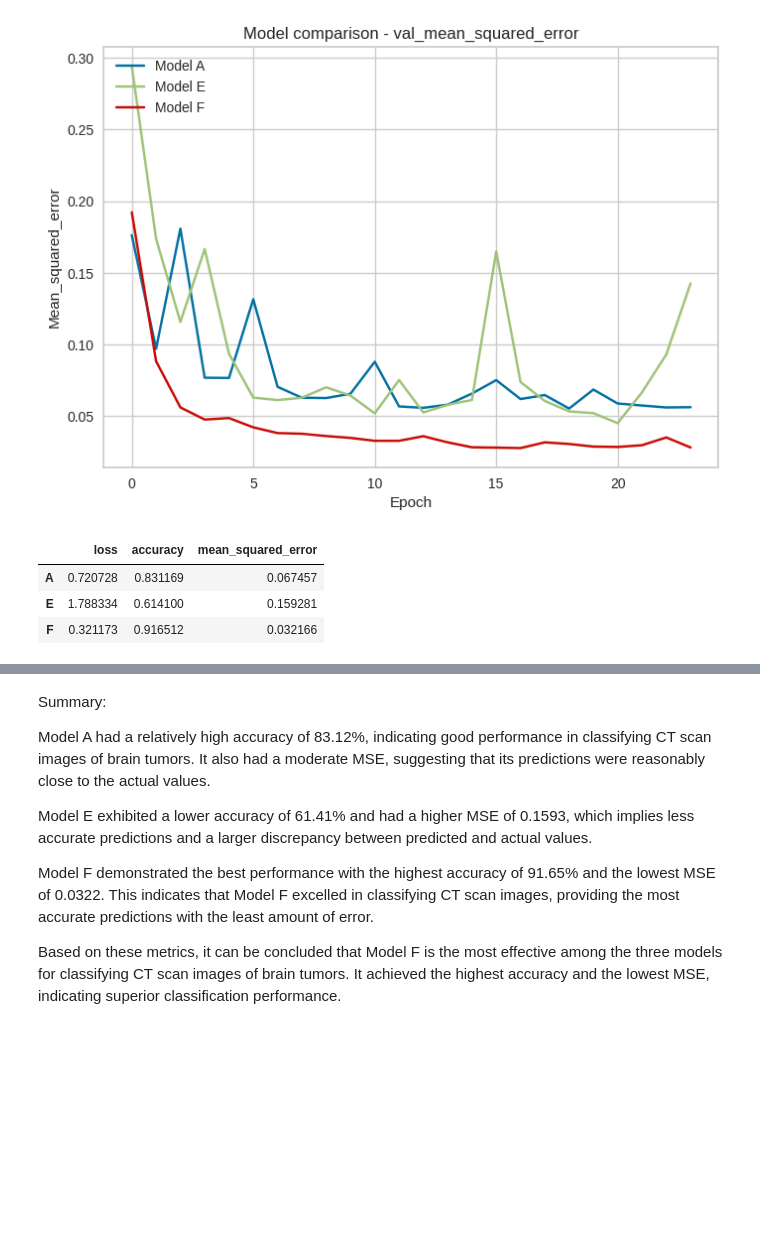
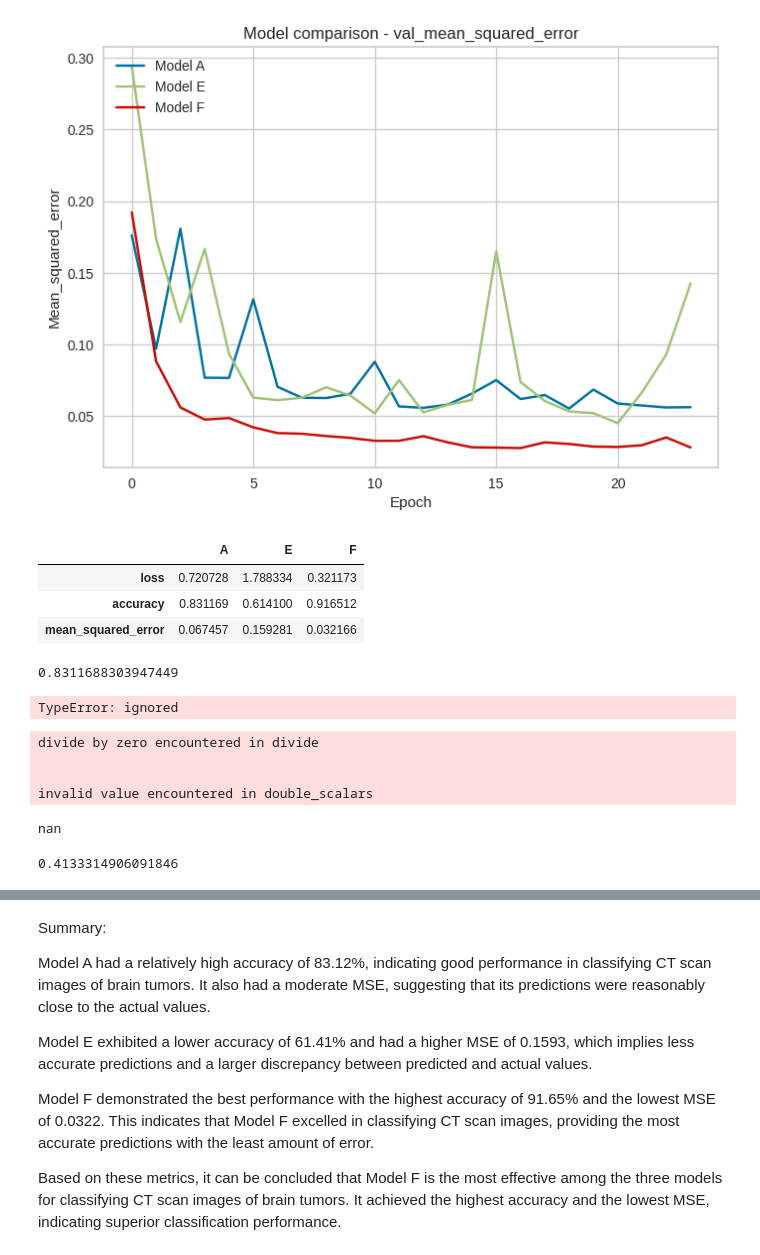
Before and after one commit to M-Woi/Group-Projects, a Jupyter notebook: brain_tumor_classification_v1.ipynb, the cells around one changed output, grey strips where cells are left out. Cells and saved outputs as stored; diff of their text form; code cells hidden in the pictures; blank space fills up the shorter version.

```diff
--- a/brain_tumor_classification_v1.ipynb
+++ b/brain_tumor_classification_v1.ipynb
@@ -737,10 +745,3 @@ plt.show()
 #Statistisc
 # %%
 df_eval = pd.DataFrame([eval_A, eval_E, eval_F], index =['A', 'E', 'F'])
-# %%
-df_eval
-# %% [output]
-|  | loss | accuracy | mean_squared_error |
-| A | 0.720728 | 0.831169 | 0.067457 |
-| E | 1.788334 | 0.614100 | 0.159281 |
-| F | 0.321173 | 0.916512 | 0.032166 |
@@ -758 +748,37 @@ if p_value < 0.05:
+# %%
+df_eval =df_eval.T
+df_eval
+# %% [output]
+|  | A | E | F |
+| loss | 0.720728 | 1.788334 | 0.321173 |
+| accuracy | 0.831169 | 0.614100 | 0.916512 |
+| mean_squared_error | 0.067457 | 0.159281 | 0.032166 |
+# %%
+eval_A['accuracy']
+# %% [output]
+0.8311688303947449
+# %%
+from scipy.stats import f_oneway
+
+stat, p_value = f_oneway(df_eval)
+# %% [output]
+TypeError: ignored
+# %%
+# Example t-test for accuracy
+accuracy_actual = eval_A['accuracy']
+accuracy_predicted = eval_E['accuracy']
+t_stat, p_value = stats.ttest_rel(accuracy_actual, accuracy_predicted)
+p_value
+# %% [output]
+divide by zero encountered in divide
+
+
+invalid value encountered in double_scalars
+nan
+# %%
+f_statistic, p_value = f_oneway(df_eval['A'], df_eval['E'], df_eval['F'])
+p_value
+f_statistic
+# %% [output]
+0.4133314906091846
 # %% [markdown]
```
Also changed, not shown: parts of 4 cells of this notebook.
